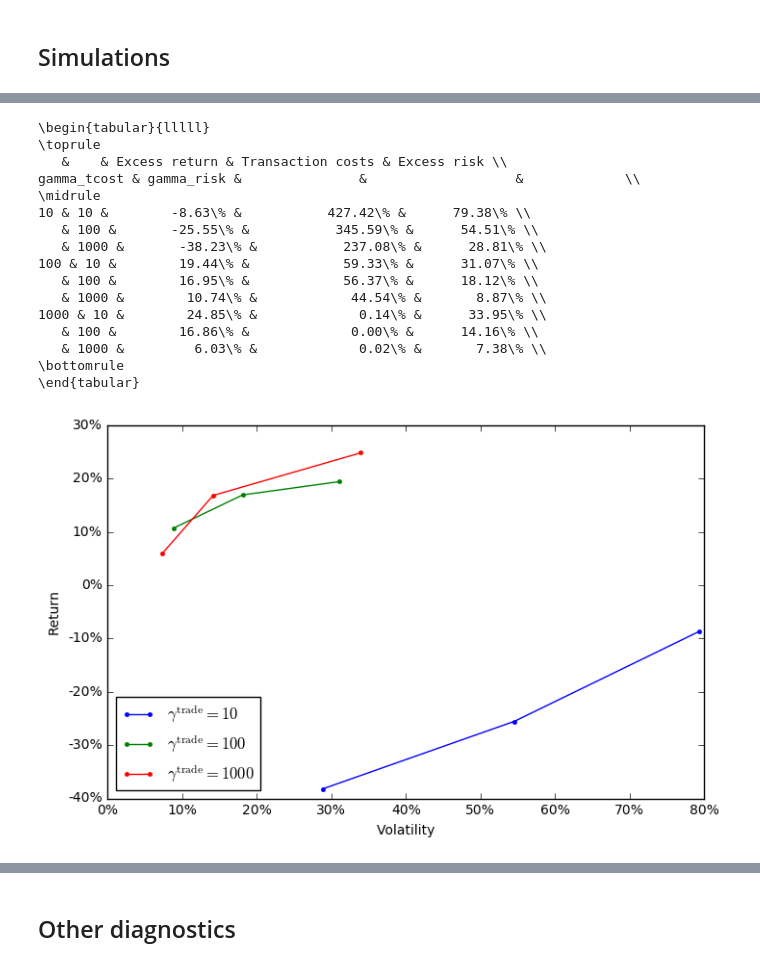
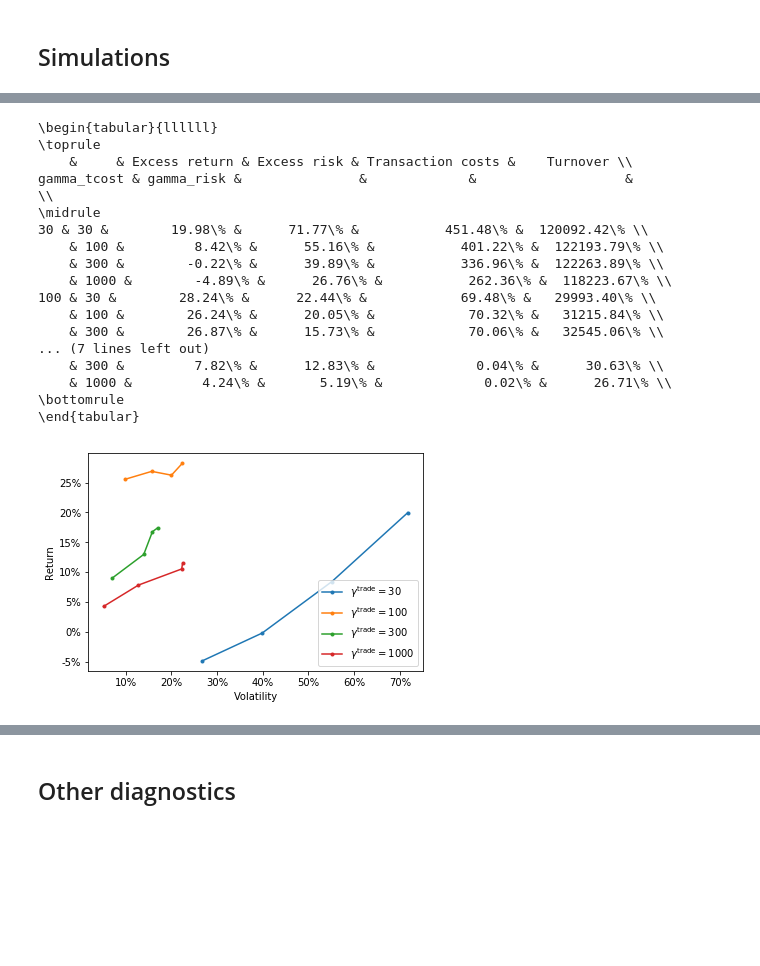
Before and after one commit to cvxgrp/cvxportfolio, a Jupyter notebook: SinglePeriodOptimization.ipynb, the cells around one changed output, grey strips where cells are left out. Saved outputs shown, nothing was run; the diff lists cells and outputs as text; code cells hidden in the pictures; blank space fills up the shorter version.

Commit message:
redone data download and first 2 examples

```diff
--- a/SinglePeriodOptimization.ipynb
+++ b/SinglePeriodOptimization.ipynb
@@ -14,8 +1,18 @@ plotdir = '../portfolio/plots/'
 # %%
-datadir= '../equity_data_tool/'
-sigmas=pd.read_csv(datadir+'sigmas.txt',index_col=0,parse_dates=[0])
-returns=pd.read_csv(datadir+'returns.txt',index_col=0,parse_dates=[0])
-volumes=pd.read_csv(datadir+'volumes.txt',index_col=0,parse_dates=[0])
+%load_ext autoreload
+%autoreload 2
+%matplotlib inline
+
+import pandas as pd
+import numpy as np
+import matplotlib.pyplot as plt
+import cvx_portfolio as cp
+
+plotdir = '../portfolio/plots/'
+
+sigmas=pd.read_csv('sigmas.csv.gz',index_col=0,parse_dates=[0])
+returns=pd.read_csv('returns.csv.gz',index_col=0,parse_dates=[0])
+volumes=pd.read_csv('volumes.csv.gz',index_col=0,parse_dates=[0])
 
 a = pd.DataFrame(data=2.5*1e-4, index=volumes.index, columns=volumes.columns)
 b = pd.DataFrame(data=1, index=volumes.index, columns=volumes.columns) # fix volatility model
@@ -70,8 +62,8 @@ exposures_pan, factor_sigma_pan, idyos_df = series_factor_model_covariance(retur
 risk_model = cp.FactorModelSigma(exposures_pan, factor_sigma_pan, idyos_df)
 
 policies={}
-gamma_risks=[ 10., 100., 1000.]
-gamma_tcosts=[10., 100., 1000.] # only 0 1 60 70
+gamma_risks=[ 30., 100., 300., 1000.]
+gamma_tcosts=[30., 100., 300., 1000.] # only 0 1 60 70
 for gamma_risk in gamma_risks:
     for gamma_tcost in gamma_tcosts :
         policies[(gamma_risk, gamma_tcost)] = \
@@ -121,55 +115,60 @@ result_df_used= result_df#[[0.,10., 15., 20.]]
 table=pd.DataFrame()
 table[r'Excess return']=\
 result_df_used.applymap(lambda res: 100*250*(res.returns - benchmark_returns).mean()).unstack()
+table[r'Excess risk']= \
+    result_df_used.applymap(lambda res: np.std(benchmark_returns - res.returns)*100*np.sqrt(250)).unstack()
 table[r'Transaction costs']=\
     result_df_used.applymap(lambda res: (res.simulator_TcostModel.sum(1)/res.v).mean() * 100 * 250).unstack()
-table[r'Excess risk']= \
-    result_df_used.applymap(lambda res: np.std(benchmark_returns - res.returns)*100*np.sqrt(250)).unstack()
+table[r'Turnover']= \
+    result_df_used.applymap(lambda res: res.turnover.mean()*100.*250.).unstack()
 
 
 
-# format index
-table=table.set_index(table.index.set_levels([["%g"%i for i in table.index.levels[0]],
-                      ["%g"%i for i in table.index.levels[1]]]))
+# # format index
+# table=table.set_index(table.index.set_levels([["%g"%i for i in table.index.levels[0]],
+#                       ["%g"%i for i in table.index.levels[1]]]))
 
 
 table_print=pd.DataFrame(table,copy=True)
+table_print=table_print.set_index(table_print.index.set_levels([["%g"%i for i in table_print.index.levels[0]],
+                      ["%g"%i for i in table_print.index.levels[1]]]))
 table_print.ix[:,:]=table_print.ix[:,:].applymap(lambda x: r'%.2f%%'%x )
 print(table_print.to_latex(float_format='%.2f', escape=False).replace('%',r'\%'))
 # %% [output]
-\begin{tabular}{lllll}
+\begin{tabular}{llllll}
 \toprule
-   &    & Excess return & Transaction costs & Excess risk \\
-gamma_tcost & gamma_risk &               &                   &             \\
+    &     & Excess return & Excess risk & Transaction costs &    Turnover \\
+gamma_tcost & gamma_risk &               &             &                   &             \\
 \midrule
-10 & 10 &        -8.63\% &           427.42\% &      79.38\% \\
-   & 100 &       -25.55\% &           345.59\% &      54.51\% \\
-   & 1000 &       -38.23\% &           237.08\% &      28.81\% \\
-100 & 10 &        19.44\% &            59.33\% &      31.07\% \\
-   & 100 &        16.95\% &            56.37\% &      18.12\% \\
-   & 1000 &        10.74\% &            44.54\% &       8.87\% \\
-1000 & 10 &        24.85\% &             0.14\% &      33.95\% \\
-   & 100 &        16.86\% &             0.00\% &      14.16\% \\
-   & 1000 &         6.03\% &             0.02\% &       7.38\% \\
+30 & 30 &        19.98\% &      71.77\% &           451.48\% &  120092.42\% \\
+    & 100 &         8.42\% &      55.16\% &           401.22\% &  122193.79\% \\
+    & 300 &        -0.22\% &      39.89\% &           336.96\% &  122263.89\% \\
+    & 1000 &        -4.89\% &      26.76\% &           262.36\% &  118223.67\% \\
+100 & 30 &        28.24\% &      22.44\% &            69.48\% &   29993.40\% \\
+    & 100 &        26.24\% &      20.05\% &            70.32\% &   31215.84\% \\
+    & 300 &        26.87\% &      15.73\% &            70.06\% &   32545.06\% \\
+... (7 lines left out)
+    & 300 &         7.82\% &      12.83\% &             0.04\% &      30.63\% \\
+    & 1000 &         4.24\% &       5.19\% &             0.02\% &      26.71\% \\
 \bottomrule
 \end{tabular}
 # %%
-plt.figure(figsize=(8,5))
+plt.figure(figsize=(6,4))
 for gamma_tcost in table.index.levels[0][:]:
     x = table.loc[gamma_tcost]['Excess risk']
     y = table.loc[gamma_tcost]['Excess return']
-    plt.plot(np.array(x),np.array(y), '.-', label='$\gamma^\mathrm{trade} = %s$'%gamma_tcost)
-plt.legend(loc='lower left')
+    plt.plot(np.array(x),np.array(y), '.-', label='$\gamma^\mathrm{trade} = %g$'%gamma_tcost)
+plt.legend(loc='lower right')
 plt.xlabel('Volatility')
 plt.ylabel('Return')
 
 import matplotlib.ticker as mtick
 ax = plt.gca()
 ax.xaxis.set_major_formatter(mtick.FormatStrFormatter('%.0f%%'))
 ax.yaxis.set_major_formatter(mtick.FormatStrFormatter('%.0f%%'))
 
-plt.savefig(plotdir+'spo_riskrewardfrontier.png')
+plt.savefig('spo_riskrewardfrontier.png')
 # %% [output]
-[figure, old version]
+[figure, new version]
 # %%
 gamma_tcost=100#gamma_tcosts[2]
```
Also changed, not shown: parts of 13 cells of this notebook, 11 other files.
